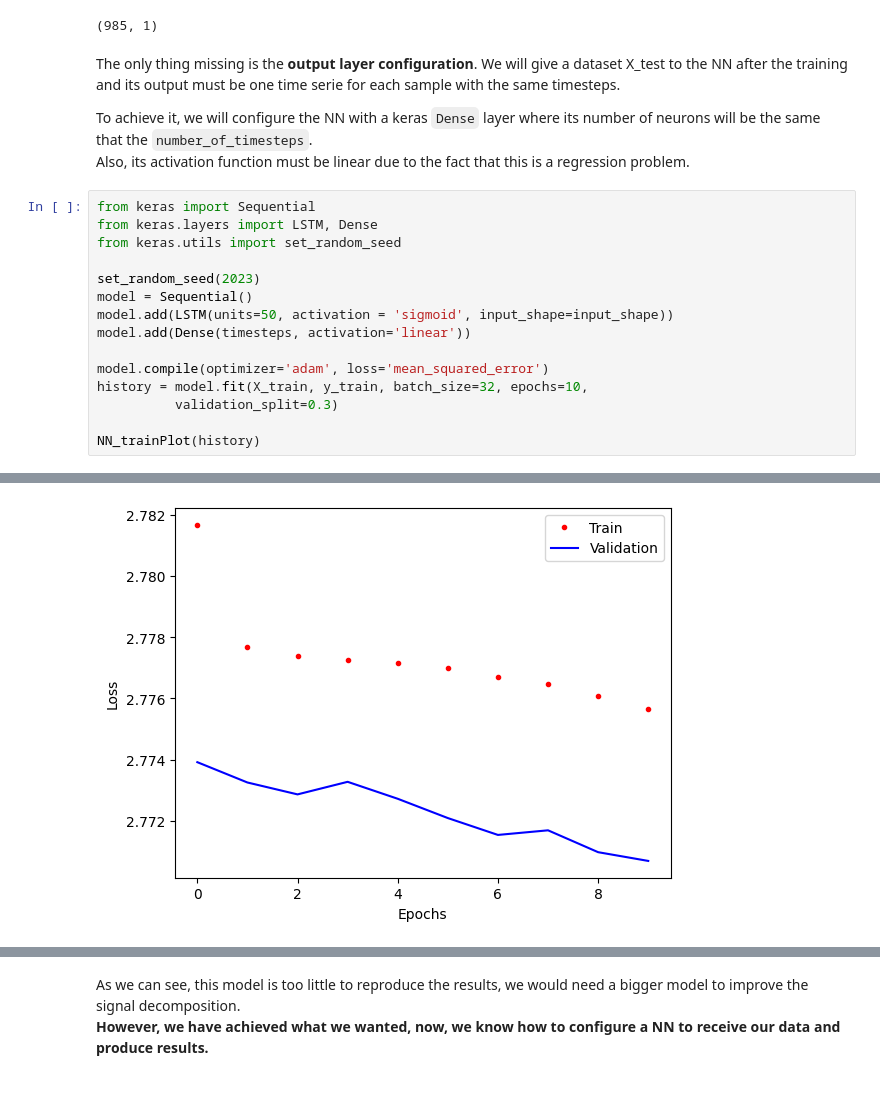
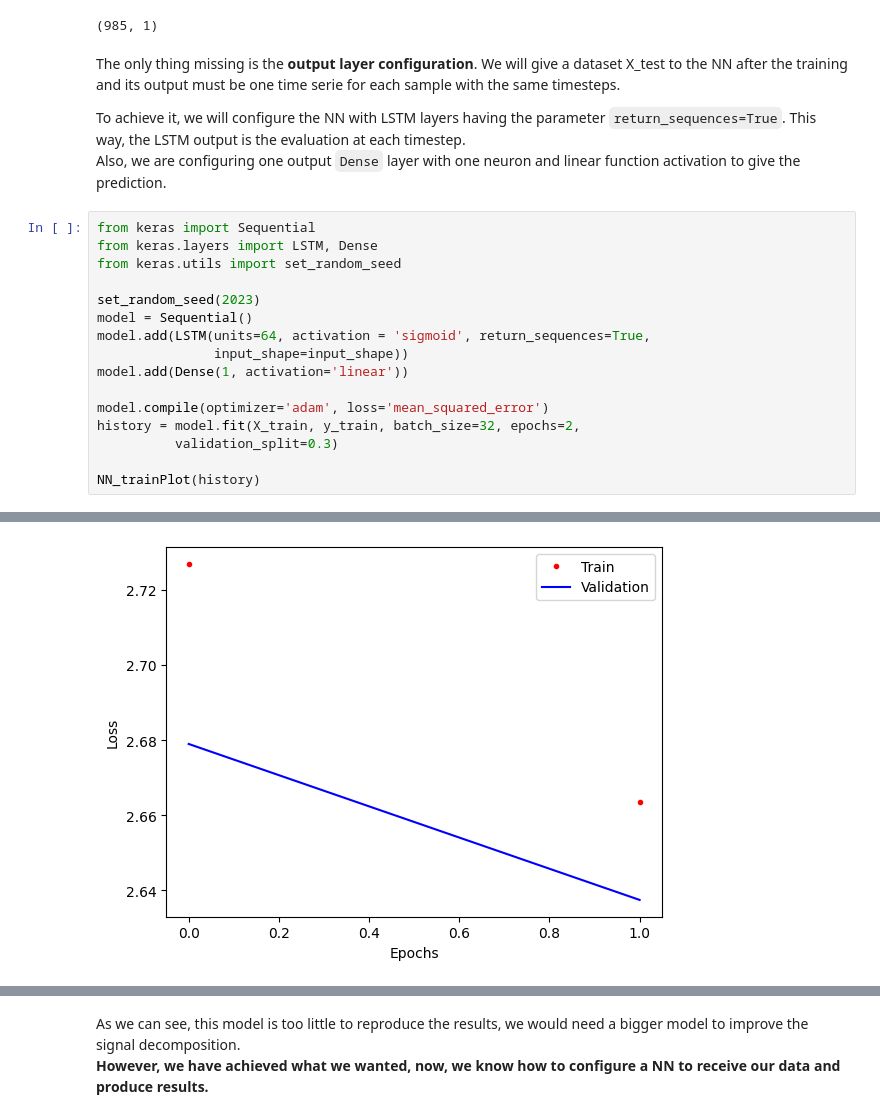
Before and after one commit to JaviGamero/LArTPC_Calibration, a Jupyter notebook: scripts/python/signalDecompose/DL_Algorithms.ipynb, the cells around one changed output, grey strips where cells are left out. Saved outputs shown, nothing was run; the diff lists cells and outputs as text; blank space fills up the shorter version.

```diff
--- a/scripts/python/signalDecompose/DL_Algorithms.ipynb
+++ b/scripts/python/signalDecompose/DL_Algorithms.ipynb
@@ -244,10 +244,11 @@ The only thing missing is the **output layer configuration**. We will give a dat
 X_test to the NN after the training and its output must be one time serie for
 each sample with the same timesteps.
 
-To achieve it, we will configure the NN with a keras `Dense` layer where its
-number of neurons will be the same that the `number_of_timesteps`.
-Also, its activation function must be linear due to the fact that this is a
-regression problem.
+To achieve it, we will configure the NN with LSTM layers having the parameter
+`return_sequences=True`. This way, the LSTM output is the evaluation at each
+timestep.
+Also, we are configuring one output `Dense` layer with one neuron and linear
+function activation to give the prediction.
 # %%
 from keras import Sequential
 from keras.layers import LSTM, Dense
@@ -255,11 +256,12 @@ from keras.utils import set_random_seed
 
 set_random_seed(2023)
 model = Sequential()
-model.add(LSTM(units=50, activation = 'sigmoid', input_shape=input_shape))
-model.add(Dense(timesteps, activation='linear'))
+model.add(LSTM(units=64, activation = 'sigmoid', return_sequences=True,
+               input_shape=input_shape))
+model.add(Dense(1, activation='linear'))
 
 model.compile(optimizer='adam', loss='mean_squared_error')
-history = model.fit(X_train, y_train, batch_size=32, epochs=10,
+history = model.fit(X_train, y_train, batch_size=32, epochs=2,
           validation_split=0.3)
 
 NN_trainPlot(history)
@@ -287,4 +273,4 @@ Epoch 10/10
-[figure, old version]
+[figure, new version]
 # %%
 y_pred = model.predict(X_test[:,:, np.newaxis])
 # %% [output]
```
Also changed, not shown: parts of 26 cells of this notebook.
